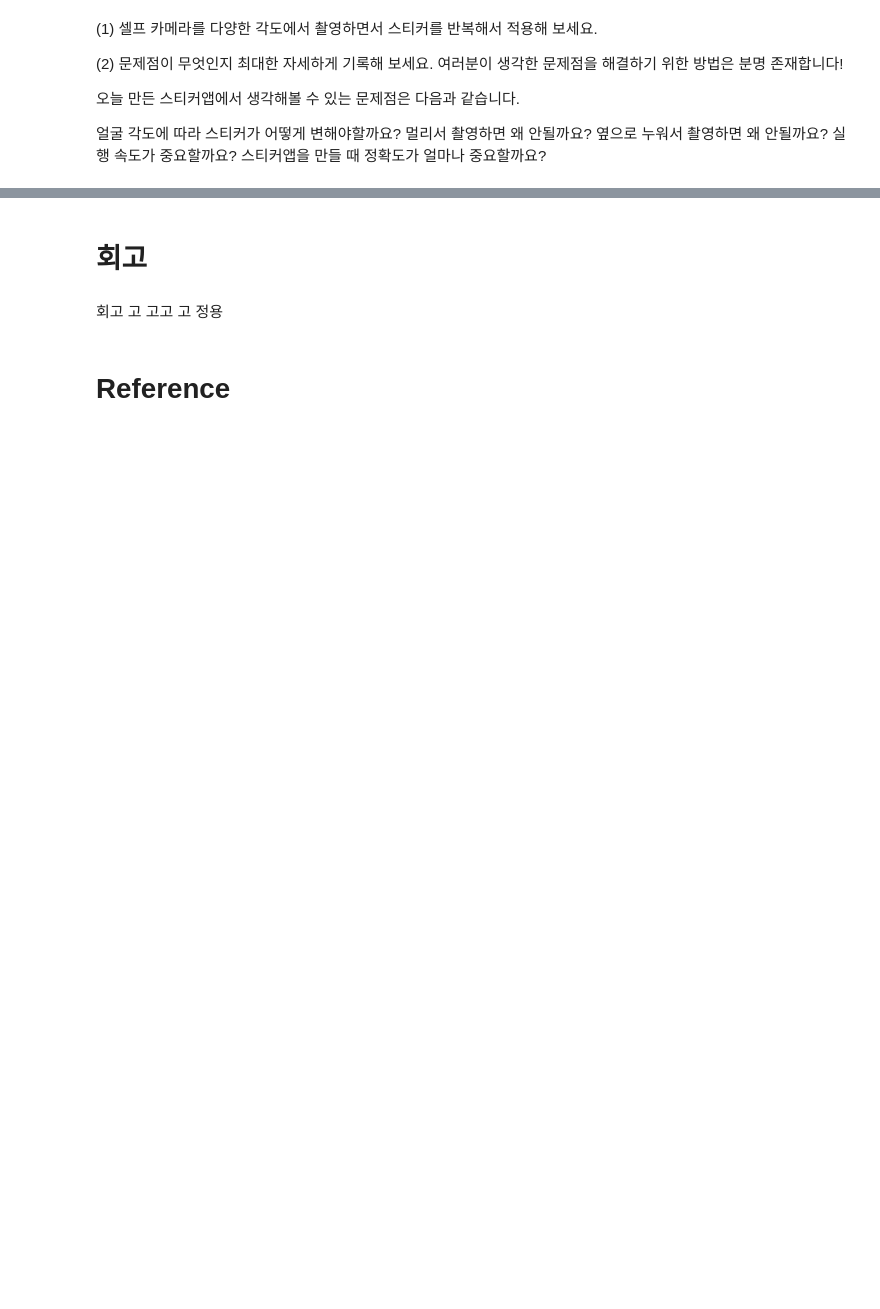
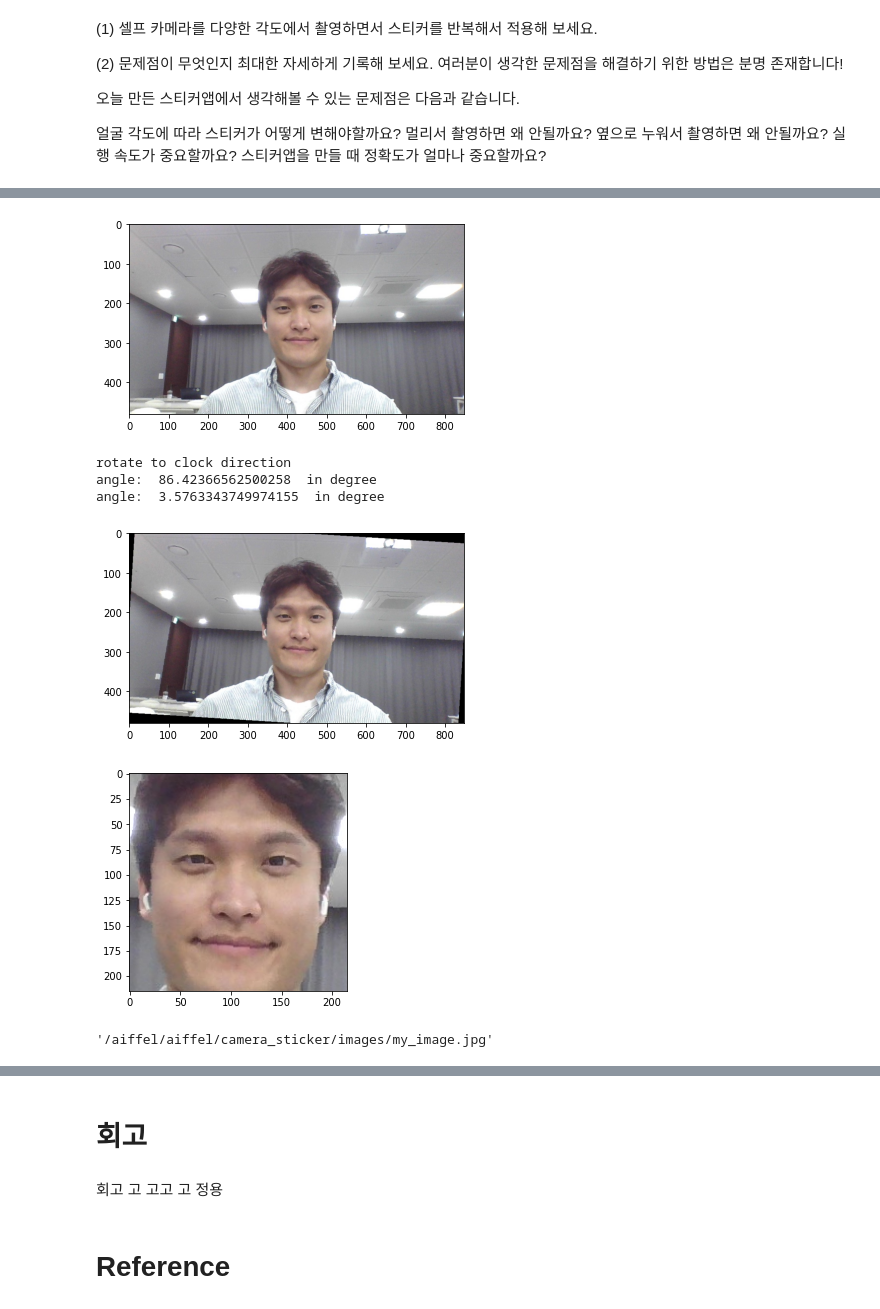
Before and after one commit to jungyongji/first-repository, a Jupyter notebook: [E-08] Generating stickers of cat's whiskers.ipynb, the cells around one changed output, grey strips where cells are left out. Saved outputs shown, nothing was run; the diff lists cells and outputs as text; code cells hidden in the pictures; blank space fills up the shorter version.

```diff
--- a/[E-08] Generating stickers of cat's whiskers.ipynb
+++ b/[E-08] Generating stickers of cat's whiskers.ipynb
@@ -212,0 +233,3 @@ for rect in rects:
+# %%
+my_image_path = os.getenv('HOME')+'/aiffel/camera_sticker/images/my_image.jpg'
+angel_path = os.getenv('HOME')+'/aiffel/camera_sticker/images/angelina.jpg'
@@ -212,0 +238,4 @@ for rect in rects:
+# %%
+face_detector = cv2.CascadeClassifier(cv2.data.haarcascades +"haarcascade_frontalface_default.xml")
+eye_detector = cv2.CascadeClassifier(cv2.data.haarcascades +"haarcascade_eye.xml")
+nose_detector = cv2.CascadeClassifier(cv2.data.haarcascades +"haarcascade_mcs_nose.xml")
@@ -212,0 +383,25 @@ for rect in rects:
+# %%
+#test_set = [angel_path]
+#cv2.cvtColor(img_bgr, cv2.COLOR_BGR2RGB)
+
+#image = cv2.cvtColor(img_bgr, cv2.COLOR_BGR2RGB)
+test_set = [my_image_path]
+for instance in test_set:
+    alignedFace = alignFace(instance)
+    plt.imshow(alignedFace[:, :, ::-1])
+    plt.show()
+
+    img, gray_img = detectFace(alignedFace)
+    plt.imshow(img[:, :, ::-1])
+    plt.show()
+# %% [output]
+[figure, added]
+rotate to clock direction
+angle:  86.42366562500258  in degree
+angle:  3.5763343749974155  in degree
+[figure, added]
+[figure, added]
+# %%
+my_image_path
+# %% [output]
+'/aiffel/aiffel/camera_sticker/images/my_image.jpg'
```
Also changed, not shown: parts of 22 cells of this notebook, 3 other files.
